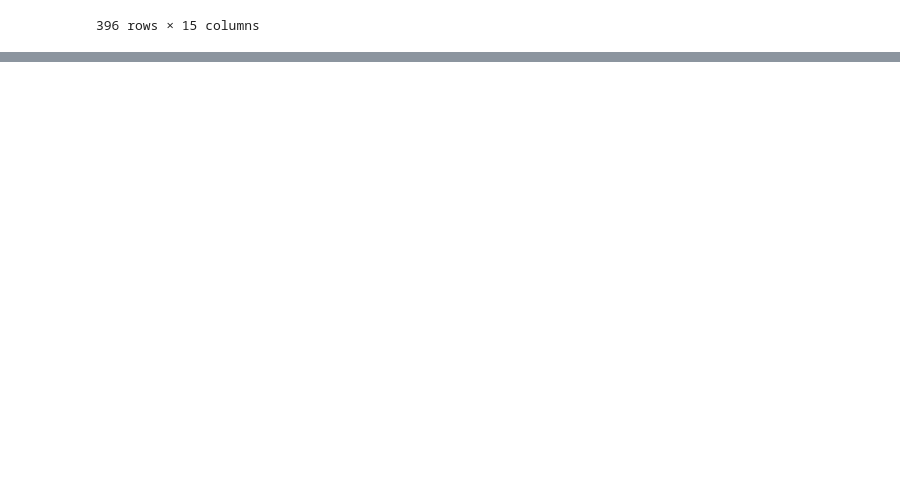
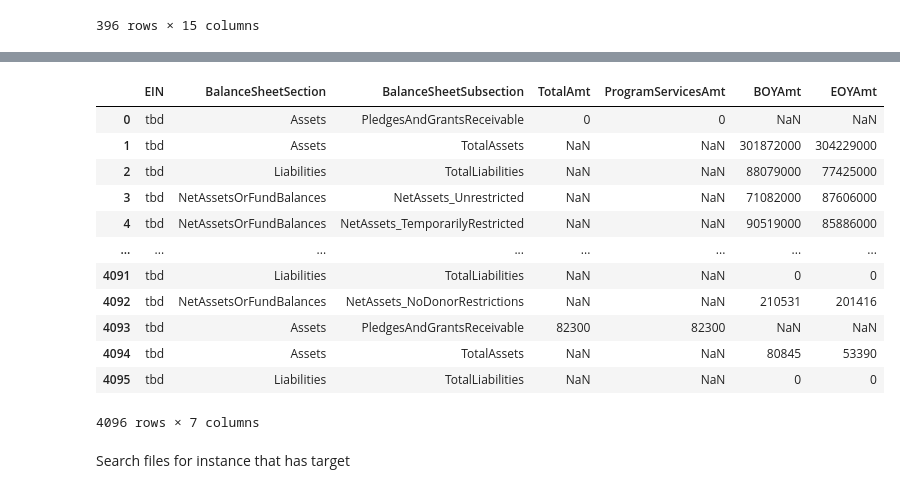
Before and after one commit to ChrisPleman/influence-network, a Jupyter notebook: Nonprofits/inspect_form990_parser.ipynb, the cells around one changed output, grey strips where cells are left out. Saved outputs shown, nothing was run; the diff lists cells and outputs as text; code cells hidden in the pictures; blank space fills up the shorter version.

```diff
--- a/Nonprofits/inspect_form990_parser.ipynb
+++ b/Nonprofits/inspect_form990_parser.ipynb
@@ -18,6 +17,8 @@ header_data = []
 return_data = []
 employee_data = []
 contractor_data = []
+expense_data = []
+balance_sheet_data = []
 
 for year_dir in xml_data_directory.iterdir():
     for period_dir in year_dir.iterdir():
@@ -43,7 +44,7 @@ for year_dir in xml_data_directory.iterdir():
             # * Return
             if parse_return(root, 'tbd') is None:
                 continue # Some files pertain to other types of returns (e.g., 990-T)
-            return_content, employee_content, contractor_content = parse_return(root, 'tbd')
+            return_content, employee_content, contractor_content, expense_content, balance_sheet_content = parse_return(root, 'tbd')
             return_data.append(return_content)
 
             # * Employee
@@ -51,6 +52,12 @@ for year_dir in xml_data_directory.iterdir():
 
             # * Contractor
             contractor_data += contractor_content
+
+            # * Expenses
+            expense_data += expense_content
+
+            # * Balance Sheet
+            balance_sheet_data += balance_sheet_content
         # print(counter) # Uncomment when you want to know the actual number of files
         print(f"# Files skipped: {files_skipped}")
 # %% [output]
@@ -132 +155,19 @@ pd.DataFrame(contractor_data)
+# %%
+pd.DataFrame(balance_sheet_data)
+# %% [output]
+|  | EIN | BalanceSheetSection | BalanceSheetSubsection | TotalAmt | ProgramServicesAmt | BOYAmt | EOYAmt |
+| 0 | tbd | Assets | PledgesAndGrantsReceivable | 0 | 0 | NaN | NaN |
+| 1 | tbd | Assets | TotalAssets | NaN | NaN | 301872000 | 304229000 |
+| 2 | tbd | Liabilities | TotalLiabilities | NaN | NaN | 88079000 | 77425000 |
+| 3 | tbd | NetAssetsOrFundBalances | NetAssets_Unrestricted | NaN | NaN | 71082000 | 87606000 |
+| 4 | tbd | NetAssetsOrFundBalances | NetAssets_TemporarilyRestricted | NaN | NaN | 90519000 | 85886000 |
+| ... | ... | ... | ... | ... | ... | ... | ... |
+| 4091 | tbd | Liabilities | TotalLiabilities | NaN | NaN | 0 | 0 |
+| 4092 | tbd | NetAssetsOrFundBalances | NetAssets_NoDonorRestrictions | NaN | NaN | 210531 | 201416 |
+| 4093 | tbd | Assets | PledgesAndGrantsReceivable | 82300 | 82300 | NaN | NaN |
+| 4094 | tbd | Assets | TotalAssets | NaN | NaN | 80845 | 53390 |
+| 4095 | tbd | Liabilities | TotalLiabilities | NaN | NaN | 0 | 0 |
+4096 rows × 7 columns
+# %% [markdown]
+Search files for instance that has target
 # %%
```
Also changed, not shown: parts of 9 cells of this notebook.
